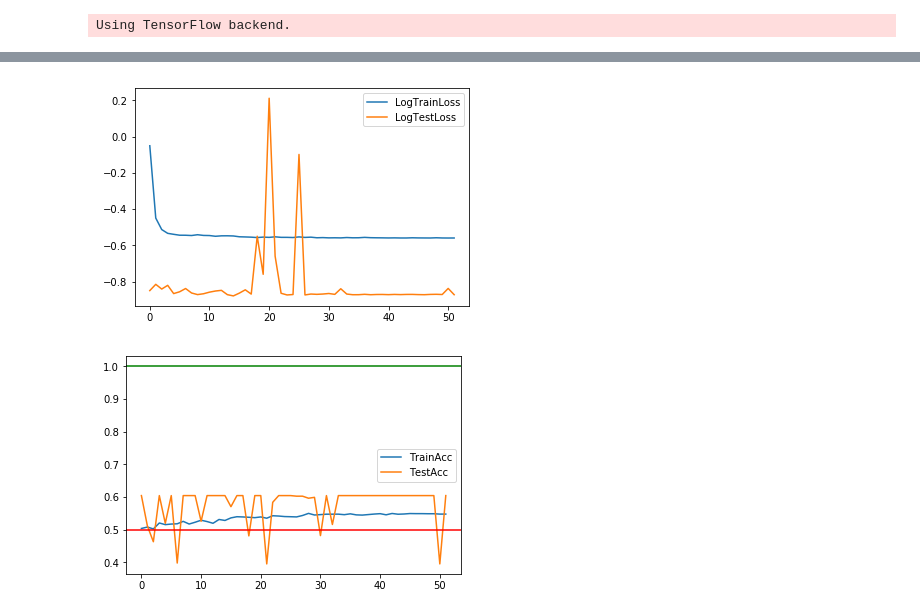
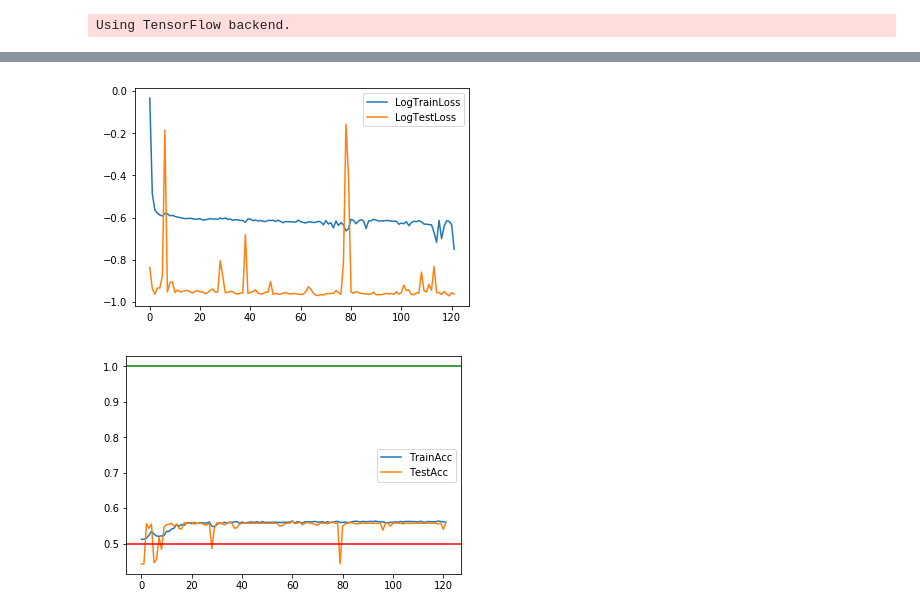
Before and after one commit to sshh12/StockMarketML, a Jupyter notebook: Variation2/TrendPrediction.ipynb, the cells around one changed output, grey strips where cells are left out. Saved outputs shown, nothing was run; the diff lists cells and outputs as text; code cells hidden in the pictures.

```diff
--- a/Variation2/TrendPrediction.ipynb
+++ b/Variation2/TrendPrediction.ipynb
@@ -96,18 +96,18 @@ def create_timeframed_alldata_data(stocks, window_size=10, skip_window_size=2):
 # %%
 # Split
 
-def split_data(X, Y, ratio=.8, mix=True):
+def split_data(X, Y, ratio, mix=True):
     """
     Splits X/Y to Train/Test
     """
-    train_size = int(len(X) * ratio)
-
-    trainX, testX = X[:train_size], X[train_size:]
-    trainY, testY = Y[:train_size], Y[train_size:]
 
     if mix:
 
-        trainX, trainY = shuffle(trainX, trainY, random_state=0)
+        X, Y = shuffle(X, Y, random_state=1)
+
+    train_size = int(len(X) * ratio)
+    trainX, testX = X[:train_size], X[train_size:]
+    trainY, testY = Y[:train_size], Y[train_size:]
 
     return trainX, trainY, testX, testY
 
@@ -115,9 +115,9 @@ def get_data(stocks):
 
     X, Y = create_timeframed_alldata_data(stocks, window_size=window_size, skip_window_size=skip_window_size)
 
-    Y[:, 1] /= 10. # Normalize stock changes (precomputed constant stddev)
+    Y[:, 1] /= 9. # Normalize stock changes (precomputed constant stddev)
 
-    return split_data(X, Y, ratio=train_split)
+    return split_data(X, Y, train_split)
 # %%
 # Model
 
@@ -127,28 +127,13 @@ def binacc(y_true, y_pred):
 
     Keras metric to compute the %accuracy of prediction price going up vs down
     """
-    return K.mean(K.equal(y_true[:, 1] > 0, y_pred[:, 1] > 0), axis=-1) # Verify the signs aka up/downs are the same
+    return K.mean(K.equal(y_true[:, 0] >= 0.5, y_pred[:, 0] >= .5), axis=-1) # Verify the signs aka up/downs are the same
 
 def get_model():
 
     model = Sequential()
 
-    model.add(LSTM(800, input_shape=(window_size - skip_window_size, emb_size)))
-    model.add(BatchNormalization())
-    model.add(Dropout(0.3))
-    model.add(PReLU())
-
-    model.add(Dense(700))
-    model.add(BatchNormalization())
-    model.add(Dropout(0.3))
-    model.add(PReLU())
-
-    model.add(Dense(600))
-    model.add(BatchNormalization())
-    model.add(Dropout(0.3))
-    model.add(PReLU())
-
-    model.add(Dense(500))
+    model.add(LSTM(300, input_shape=(window_size - skip_window_size, emb_size)))
     model.add(BatchNormalization())
     model.add(Dropout(0.3))
     model.add(PReLU())
@@ -158,15 +143,19 @@ def get_model():
     model.add(Dropout(0.3))
     model.add(PReLU())
 
-    model.add(Dense(200))
+    model.add(Dense(300))
     model.add(BatchNormalization())
     model.add(Dropout(0.3))
     model.add(PReLU())
 
+    model.add(Dense(300))
+    model.add(BatchNormalization())
+    model.add(Dropout(0.3))
+    model.add(PReLU())
 
     model.add(Dense(2))
 
-    model.compile(loss='mse', optimizer=Nadam(lr=0.002), metrics=[binacc])
+    model.compile(loss='mse', optimizer=adam(lr=0.002), metrics=[binacc])
 
     return model
 # %%
@@ -183,33 +172,33 @@ if __name__ == "__main__":
 # Train
 
 if __name__ == "__main__":
 
     model = get_model()
 
     reduce_LR = ReduceLROnPlateau(monitor='val_loss', factor=0.95, patience=20, min_lr=1e-7, verbose=0)
-    e_stopping = EarlyStopping(monitor='val_binacc', patience=50)
+    e_stopping = EarlyStopping(monitor='val_binacc', patience=60)
     checkpoint = ModelCheckpoint(os.path.join('..', 'models', 'trend-pred.h5'),
                                  monitor='val_binacc',
                                  verbose=0,
                                  save_best_only=True)
 
     history = model.fit(trainX, trainY, epochs=epochs,
                                         batch_size=batch_size,
                                         validation_data=(testX, testY),
                                         verbose=0,
                                         callbacks=[e_stopping, checkpoint, reduce_LR])
 
     plt.plot(np.log(history.history['loss']))
     plt.plot(np.log(history.history['val_loss']))
     plt.legend(['LogTrainLoss', 'LogTestLoss'])
     plt.show()
 
     plt.plot(history.history['binacc'])
     plt.plot(history.history['val_binacc'])
     plt.axhline(y=1, color='g')
     plt.axhline(y=0.5, color='r')
     plt.legend(['TrainAcc', 'TestAcc'])
     plt.show()
 # %% [output]
-[figure, old version]
+[figure, new version]
-[figure, old version]
+[figure, new version]
```
Also changed, not shown: parts of 3 cells of this notebook, 2 other files.
